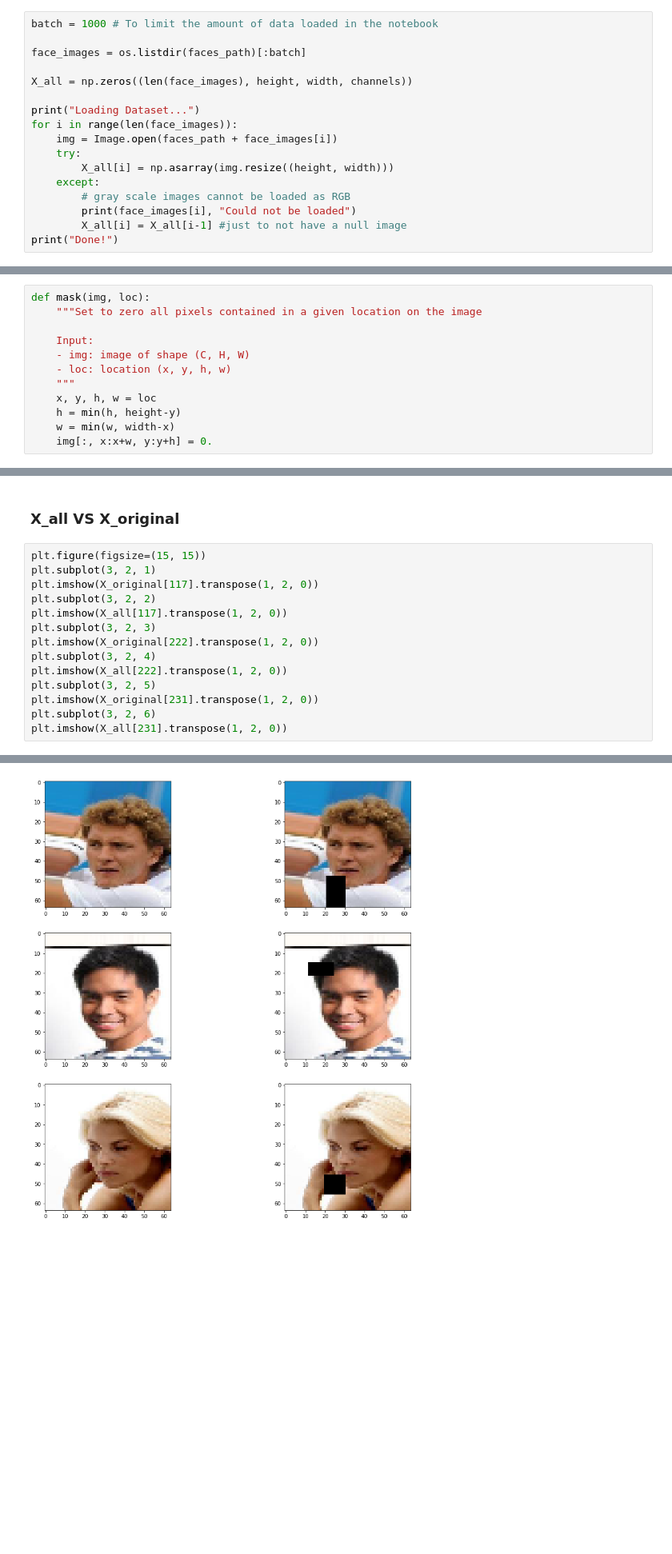
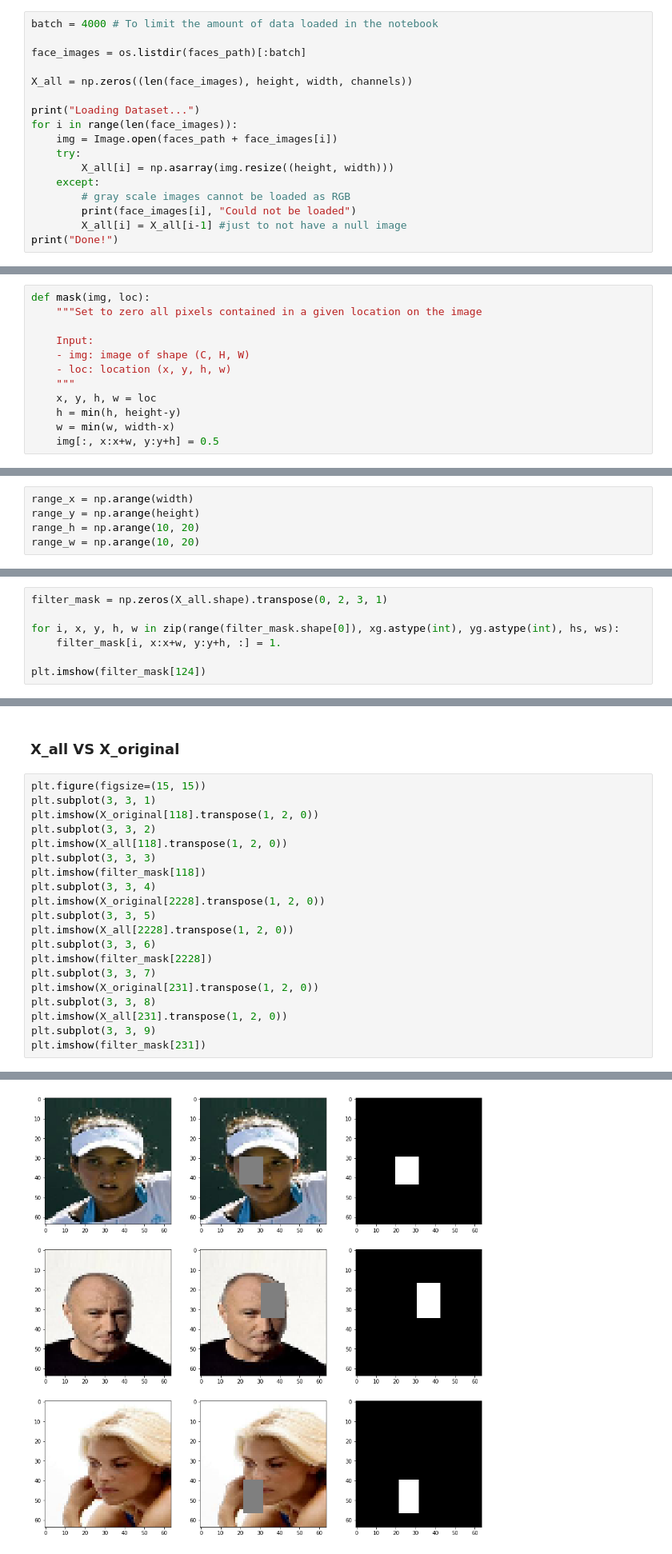
Before and after one commit to clementruin/ImageInpainting, a Jupyter notebook: preprocessing_celeb_demo.ipynb, the cells around one changed output, grey strips where cells are left out. Shown at 80% size. Cells and saved outputs as stored; diff of their text form; blank space fills up the shorter version.

Commit message:
better filters

```diff
--- a/preprocessing_celeb_demo.ipynb
+++ b/preprocessing_celeb_demo.ipynb
@@ -54,7 +54,7 @@ channels = 3 #RGB
 
 #### Open images as Numpy array
 # %%
-batch = 1000 # To limit the amount of data loaded in the notebook
+batch = 4000 # To limit the amount of data loaded in the notebook
 
 face_images = os.listdir(faces_path)[:batch]
 
@@ -121,7 +121,7 @@ def mask(img, loc):
     x, y, h, w = loc
     h = min(h, height-y)
     w = min(w, width-x)
-    img[:, x:x+w, y:y+h] = 0.
+    img[:, x:x+w, y:y+h] = 0.5
 # %%
 # example
 mask(X_all[16], (10, 10, 14, 14))
@@ -132,3 +132,8 @@ plt.imshow(X_all[16].transpose(1, 2, 0))
 # %% [markdown]
 #### genrate a full dataset of images with random masks
+# %%
+range_x = np.arange(width)
+range_y = np.arange(height)
+range_h = np.arange(10, 20)
+range_w = np.arange(10, 20)
 # %%
@@ -153,0 +166,7 @@ plt.imshow(X_all[12].transpose(1, 2, 0))
+# %%
+filter_mask = np.zeros(X_all.shape).transpose(0, 2, 3, 1)
+
+for i, x, y, h, w in zip(range(filter_mask.shape[0]), xg.astype(int), yg.astype(int), hs, ws):
+    filter_mask[i, x:x+w, y:y+h, :] = 1.
+
+plt.imshow(filter_mask[124])
@@ -163,18 +189,24 @@ with open(faces_prep_path + "faces_original.pickle", "wb") as file:
 ### X_all VS X_original
 # %%
 plt.figure(figsize=(15, 15))
-plt.subplot(3, 2, 1)
-plt.imshow(X_original[117].transpose(1, 2, 0))
-plt.subplot(3, 2, 2)
-plt.imshow(X_all[117].transpose(1, 2, 0))
-plt.subplot(3, 2, 3)
-plt.imshow(X_original[222].transpose(1, 2, 0))
-plt.subplot(3, 2, 4)
-plt.imshow(X_all[222].transpose(1, 2, 0))
-plt.subplot(3, 2, 5)
+plt.subplot(3, 3, 1)
+plt.imshow(X_original[118].transpose(1, 2, 0))
+plt.subplot(3, 3, 2)
+plt.imshow(X_all[118].transpose(1, 2, 0))
+plt.subplot(3, 3, 3)
+plt.imshow(filter_mask[118])
+plt.subplot(3, 3, 4)
+plt.imshow(X_original[2228].transpose(1, 2, 0))
+plt.subplot(3, 3, 5)
+plt.imshow(X_all[2228].transpose(1, 2, 0))
+plt.subplot(3, 3, 6)
+plt.imshow(filter_mask[2228])
+plt.subplot(3, 3, 7)
 plt.imshow(X_original[231].transpose(1, 2, 0))
-plt.subplot(3, 2, 6)
+plt.subplot(3, 3, 8)
 plt.imshow(X_all[231].transpose(1, 2, 0))
+plt.subplot(3, 3, 9)
+plt.imshow(filter_mask[231])
 # %% [output]
 <matplotlib.image.AxesImage at 0x...>
-[figure, old version]
+[figure, new version]
```
Also changed, not shown: parts of 7 cells of this notebook, 56 other files.
